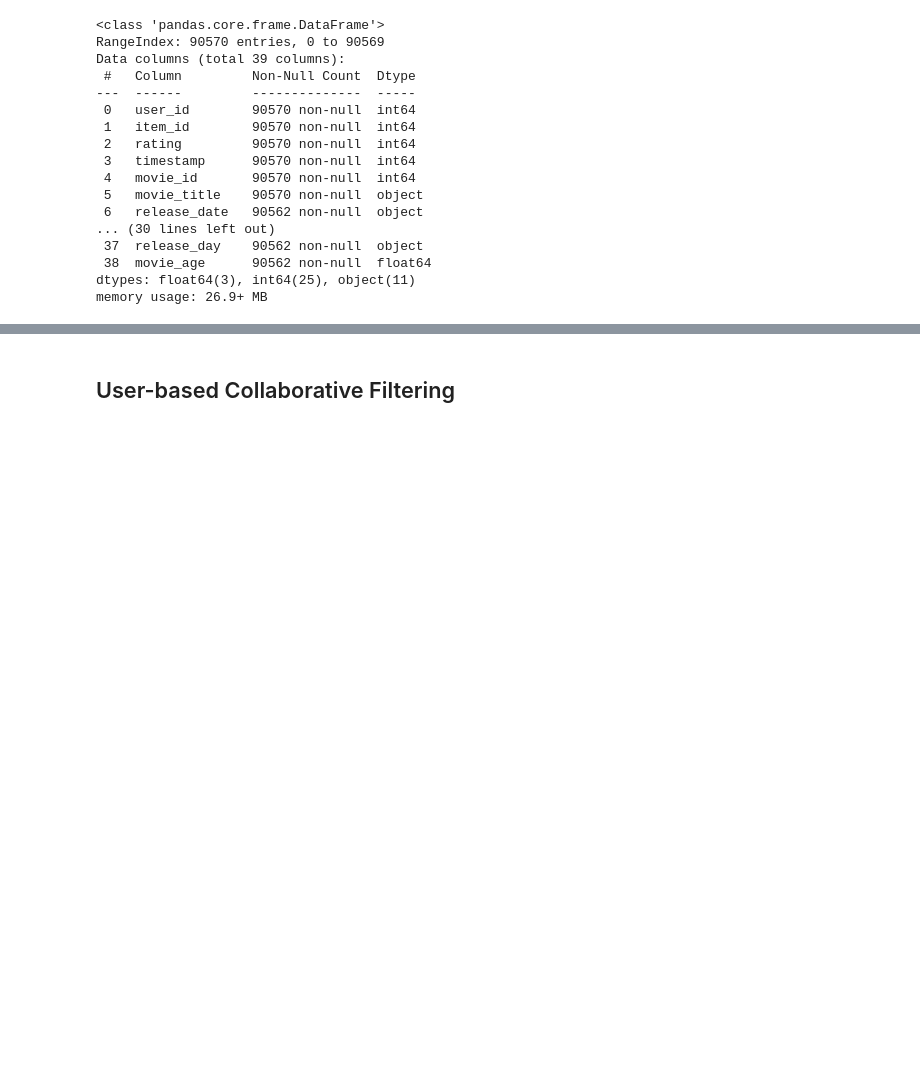
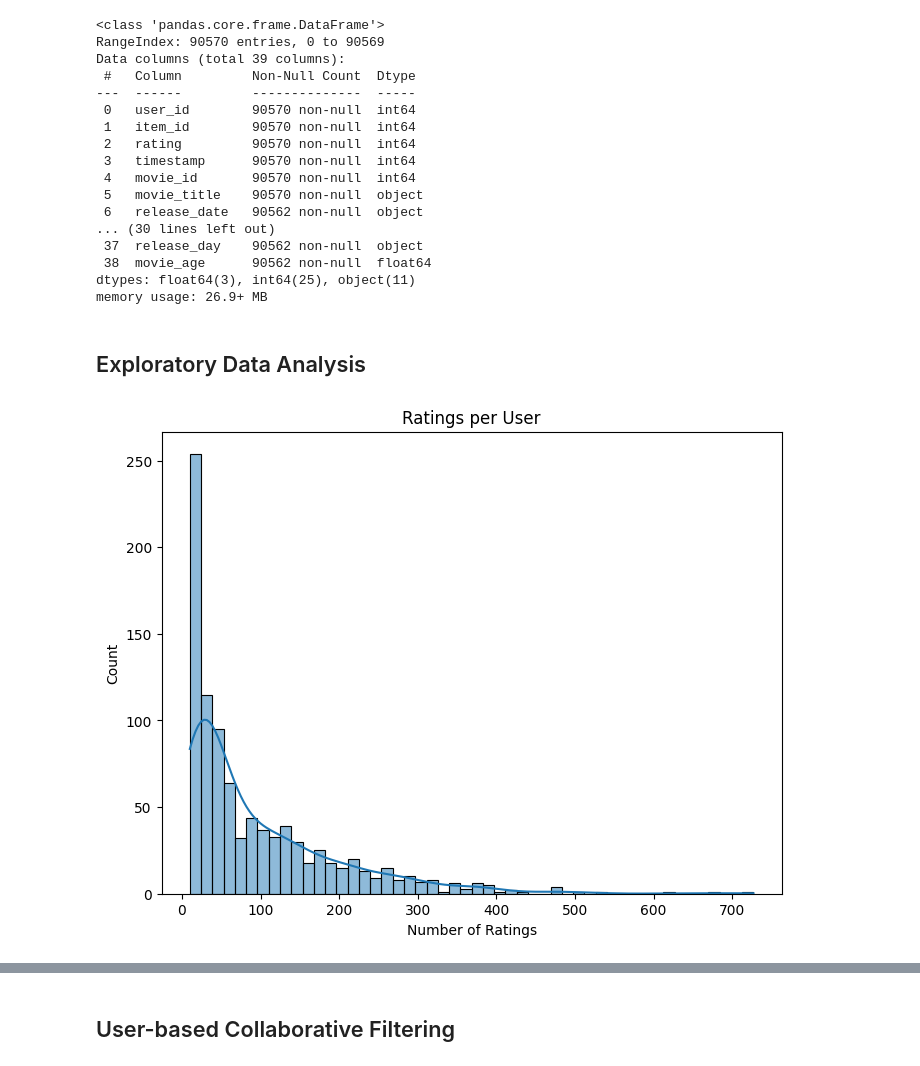
Before and after one commit to jiaawe/movielens_recommendation, a Jupyter notebook: collaborative-filtering.ipynb, the cells around one changed output, grey strips where cells are left out. Drawn from its saved outputs; the diff is of its cells as text; code cells hidden in the pictures; blank space fills up the shorter version.

```diff
--- a/collaborative-filtering.ipynb
+++ b/collaborative-filtering.ipynb
@@ -36,3 +36,17 @@ Data columns (total 39 columns):
  38  movie_age      90562 non-null  float64
 dtypes: float64(3), int64(25), object(11)
 memory usage: 26.9+ MB
+# %% [markdown]
+## Exploratory Data Analysis
+# %%
+# histogram of ratings across users
+user_ratings_count = train_df.groupby('user_id')['rating'].count()
+
+plt.figure(figsize=(8, 6))
+sns.histplot(user_ratings_count, bins=50, kde=True)
+plt.title('Ratings per User')
+plt.xlabel('Number of Ratings')
+plt.ylabel('Count')
+plt.show()
+# %% [output]
+[figure, added]
```
Also changed, not shown: parts of 4 cells of this notebook.
